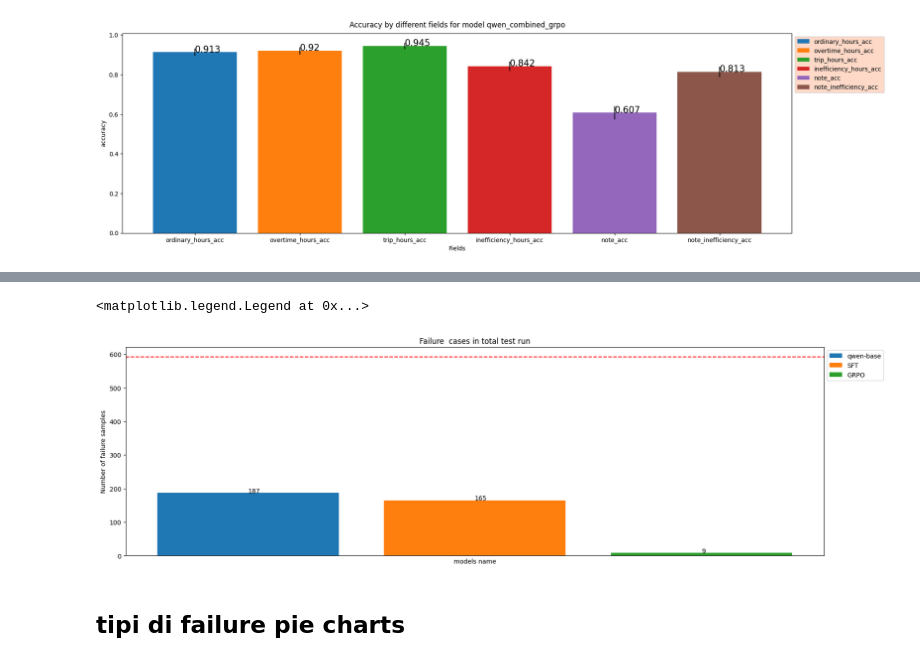
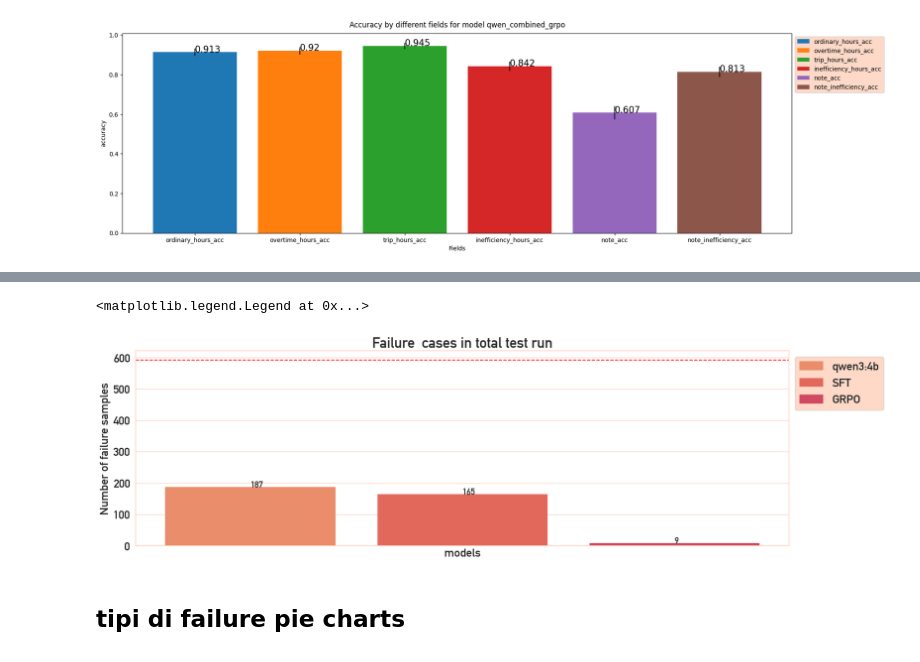
Before and after one commit to Rdm-Nico/SitiBTAgent, a Jupyter notebook: visualization/test_lora_combined.ipynb, the cells around one changed output, grey strips where cells are left out. Drawn from its saved outputs; the diff is of its cells as text; code cells hidden in the pictures.

```diff
--- a/visualization/test_lora_combined.ipynb
+++ b/visualization/test_lora_combined.ipynb
@@ -31,7 +53,7 @@ Length: 20, dtype: str
 # %%
 target ='base|qwen_combined_sft|qwen_combined_grpo'
 models = list(df[df['model'].str.contains(target)]['model'].unique())
-labels = ['qwen-base','SFT','GRPO']
+labels = ['qwen3:4b','SFT','GRPO']
 models
 # %% [output]
 ['chat-qwen-base', 'qwen_combined_sft', 'qwen_combined_grpo']
@@ -101,6 +123,9 @@ for model in models:
         media_group.append(acc_media)
         CI_group.append(CI)
 
+    for media,CI in zip(media_group, CI_group):
+        print(f"{media} \t+-{CI}")
+
     plt.figure(figsize=(20,6))
     plt.bar(l_msg,media_group, yerr=CI_group, label=l_msg, color=colors)
     add_labels(l_msg,media_group)
@@ -132,6 +169,9 @@ for model in models:
         media_group.append(acc_media)
         CI_group.append(CI)
 
+    for media,CI in zip(media_group, CI_group):
+        print(f"{media} \t+-{CI}")
+
     plt.figure(figsize=(20,6))
     plt.bar(n_fields,media_group, yerr=CI_group, label=n_fields, color=colors, edgecolor=colors)
     add_labels(n_fields,media_group)
@@ -161,0 +199,2 @@ Index(['model', 'language', 'messaggi', 'ore_ordinarie_true',
+# %%
+colors = edgecolors = sns.color_palette("muted")
@@ -264,26 +360,28 @@ for model,label in zip(models,labels):
 # %%
+
 def add_labels(labels, vals):
     for i in range(len(labels)):
-        plt.text(i,vals[i], vals[i])
+        plt.text(i,vals[i], vals[i], size=15, weight="demi")
+
 
 dict_results = {}
 for model in models:
     dict_results[model] = df.loc[(df['model'] == model) ]['failure_reason'].notna().sum()
 
 data = dict_results.values()
 #labels = dict_results.keys()
 
 plt.figure(figsize=(20,6))
-plt.bar(labels, data, color=colors, label=labels)
+plt.bar(labels, data, color=colors,edgecolor=edgecolors, label=labels)
 add_labels(labels,list(data))
 plt.axhline(y=len(df.loc[df['model'] == models[0]]), color='red', linestyle='--', linewidth=1.5)
 plt.title("Failure  cases in total test run")
-plt.xlabel("models name")
+plt.xlabel("models")
 plt.ylabel("Number of failure samples")
 plt.xticks([])
-plt.legend(loc="upper left", bbox_to_anchor=(1, 1))
+plt.legend(loc="upper left", bbox_to_anchor=(1, 1),frameon=True,facecolor="#fed0bb")
 # %% [output]
 <matplotlib.legend.Legend at 0x...>
-[figure, old version]
+[figure, new version]
 # %% [markdown]
 ## tipi di failure pie charts
```
Also changed, not shown: parts of 10 cells of this notebook, 4 other files.
